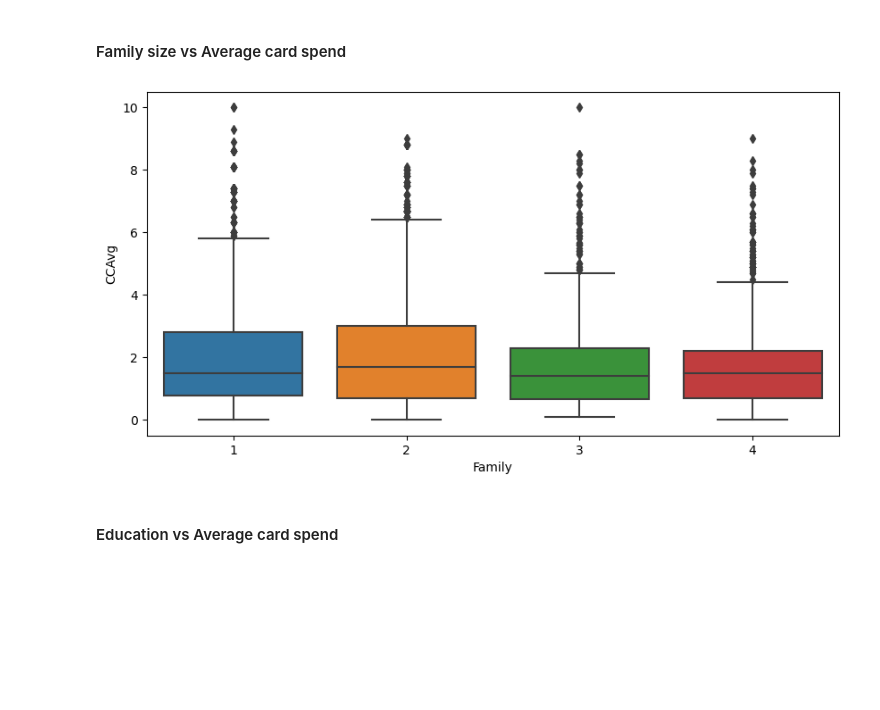
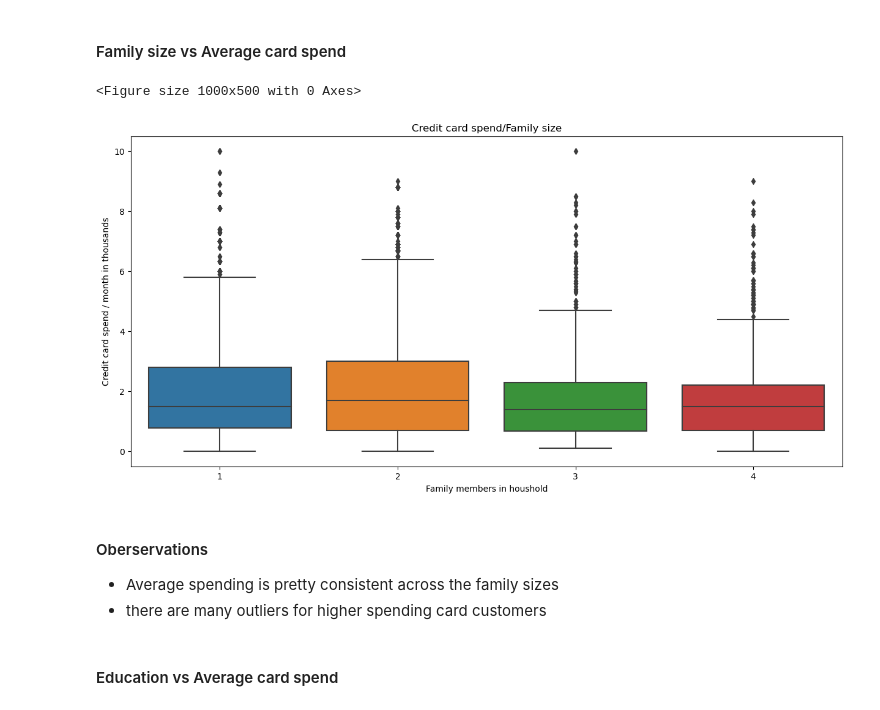
Before and after one commit to Drew75austin/Machine_Learning_Personal_Loan, a Jupyter notebook: SLC_Full_Code.ipynb, the cells around one changed output. Cells and saved outputs as stored; diff of their text form; code cells hidden in the pictures; blank space fills up the shorter version.

```diff
--- a/SLC_Full_Code.ipynb
+++ b/SLC_Full_Code.ipynb
@@ -494,6 +478,18 @@ def hist_plot(x,yLabel, xLabel, title):
         title=title)
     plt.show()
 
+def box_plot(x, y, yLabel, xLabel, title):
+
+    plt.figure(figsize=(15, 7))
+    # Create seaborn box plot
+    hp = sns.boxplot(x=x,y=y,data=Loan_Data)
+
+    #specify axis labels
+    hp.set(ylabel=yLabel,
+        xlabel=xLabel,
+        title=title)
+    plt.show()
+
 
 def count_plot(x,yLabel, xLabel, title):
 
@@ -585,10 +607,15 @@ histogram_boxplot(Loan_Data, 'Education','Count of customer','Education Level. 1
 #### Family size vs Average card spend
 # %%
 plt.figure(figsize=(10, 5))
-sns.boxplot(x="Family", y="CCAvg", data=Loan_Data)
+box_plot("Family","CCAvg","Credit card spend / month in thousands","Family members in houshold","Credit card spend/Family size")
 plt.show()
 # %% [output]
+<Figure size 1000x500 with 0 Axes>
-[figure, old version]
+[figure, new version]
+# %% [markdown]
+#### Oberservations
+- Average spending is pretty consistent across the family sizes
+- there are many outliers for higher spending card customers
 # %% [markdown]
 #### Education vs Average card spend
 # %%
```
Also changed, not shown: parts of 87 cells of this notebook.
